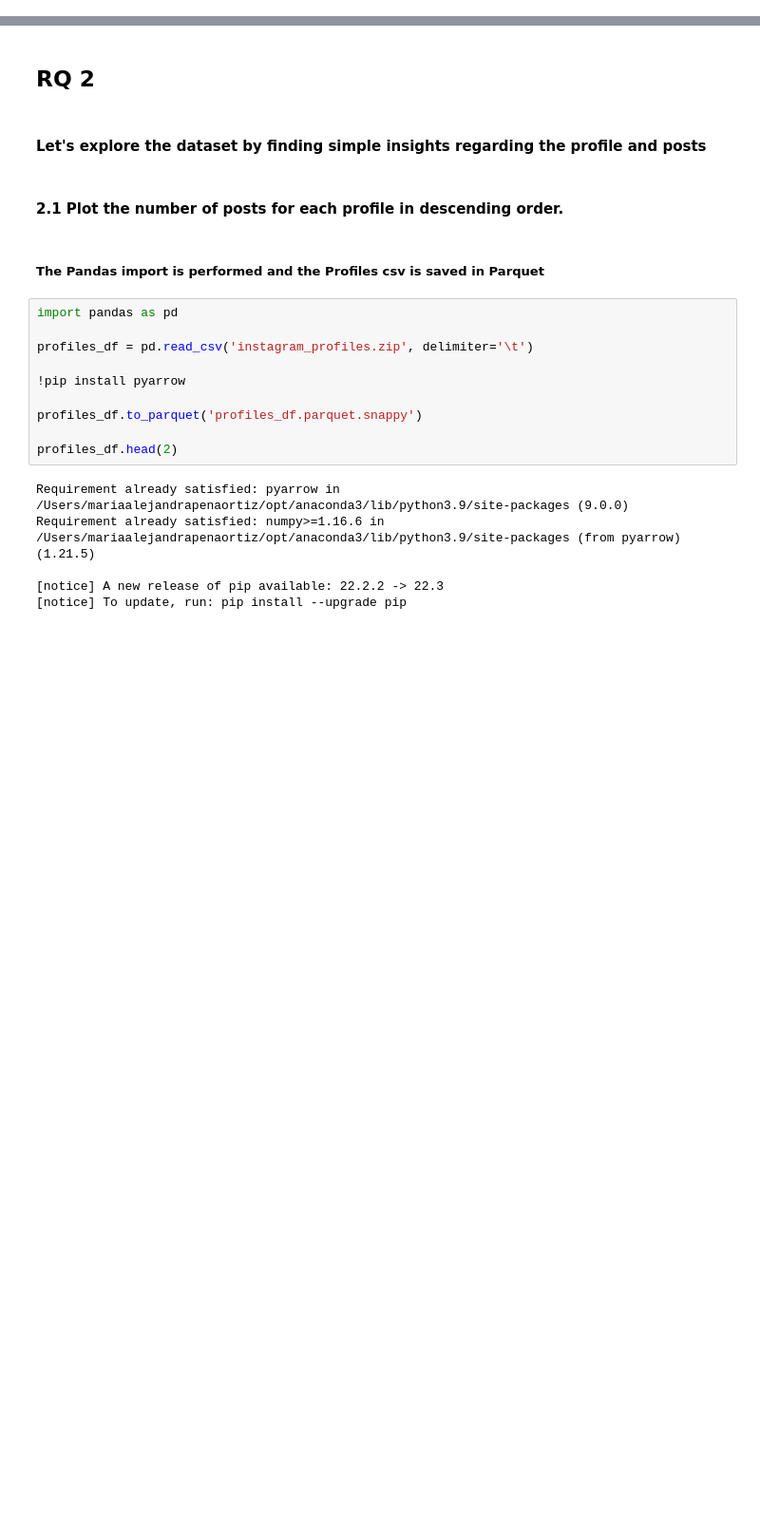
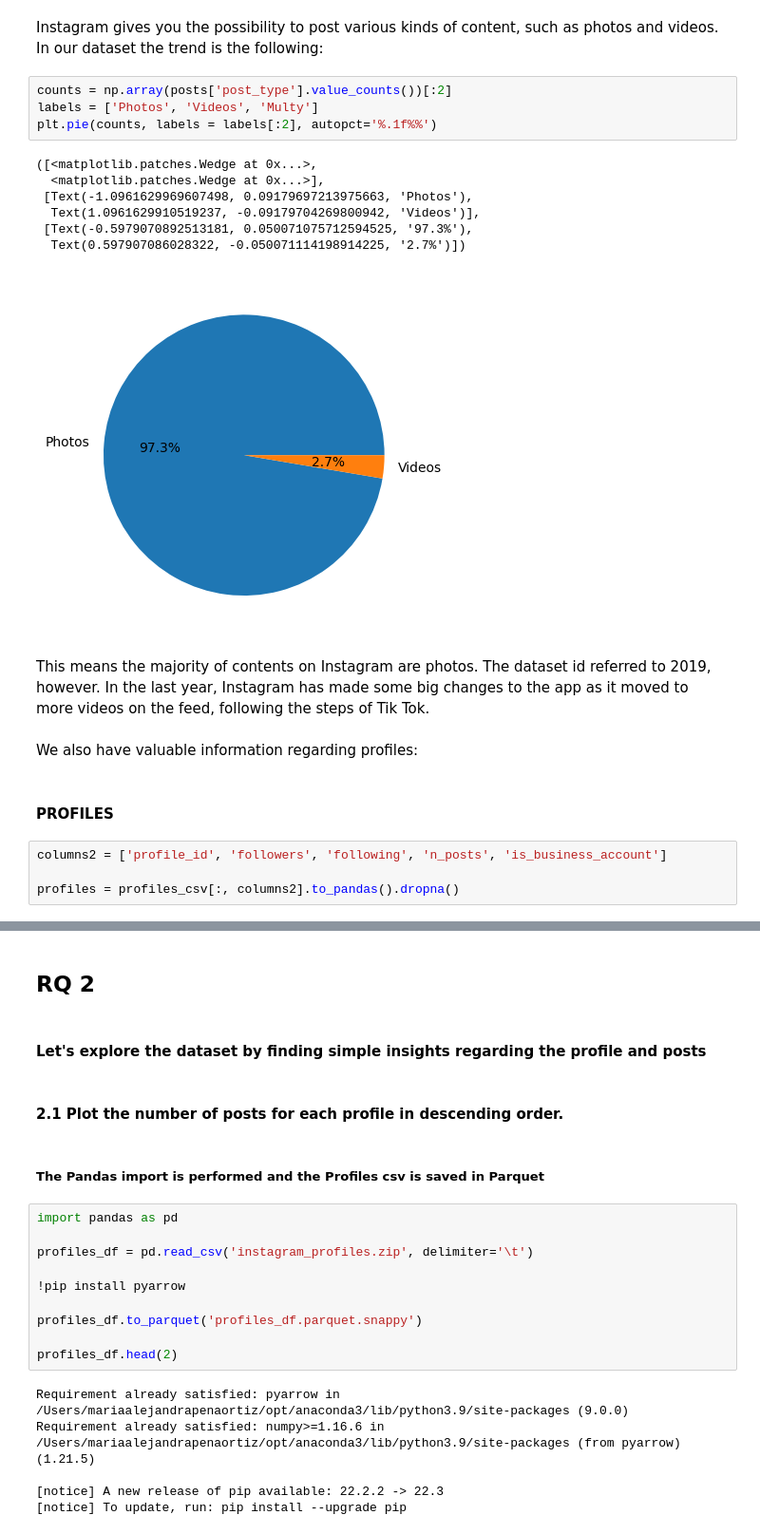
Before and after one commit to mariapena22/ADM_HMW2, a Jupyter notebook: Merged.ipynb, the cells around one changed output, grey strips where cells are left out. Shown at 95% size. Drawn from its saved outputs; the diff is of its cells as text; blank space fills up the shorter version.

```diff
--- a/Merged.ipynb
+++ b/Merged.ipynb
@@ -0,0 +133,26 @@
+# %% [markdown]
+Instagram gives you the possibility to post various kinds of content, such as photos and videos.
+In our dataset the trend is the following:
+# %%
+counts = np.array(posts['post_type'].value_counts())[:2]
+labels = ['Photos', 'Videos', 'Multy']
+plt.pie(counts, labels = labels[:2], autopct='%.1f%%')
+# %% [output]
+([<matplotlib.patches.Wedge at 0x...>,
+  <matplotlib.patches.Wedge at 0x...>],
+ [Text(-1.0961629969607498, 0.09179697213975663, 'Photos'),
+  Text(1.0961629910519237, -0.09179704269800942, 'Videos')],
+ [Text(-0.5979070892513181, 0.050071075712594525, '97.3%'),
+  Text(0.597907086028322, -0.050071114198914225, '2.7%')])
+[figure, added]
+# %% [markdown]
+This means the majority of contents on Instagram are photos.
+The dataset id referred to 2019, however. In the last year, Instagram has made some big changes to the app as it moved to more videos on the feed, following the steps of Tik Tok.
+# %% [markdown]
+We also have valuable information regarding profiles:
+# %% [markdown]
+#### PROFILES
+# %%
+columns2 = ['profile_id', 'followers', 'following', 'n_posts', 'is_business_account']
+
+profiles = profiles_csv[:, columns2].to_pandas().dropna()
```
Also changed, not shown: parts of 147 cells of this notebook.
